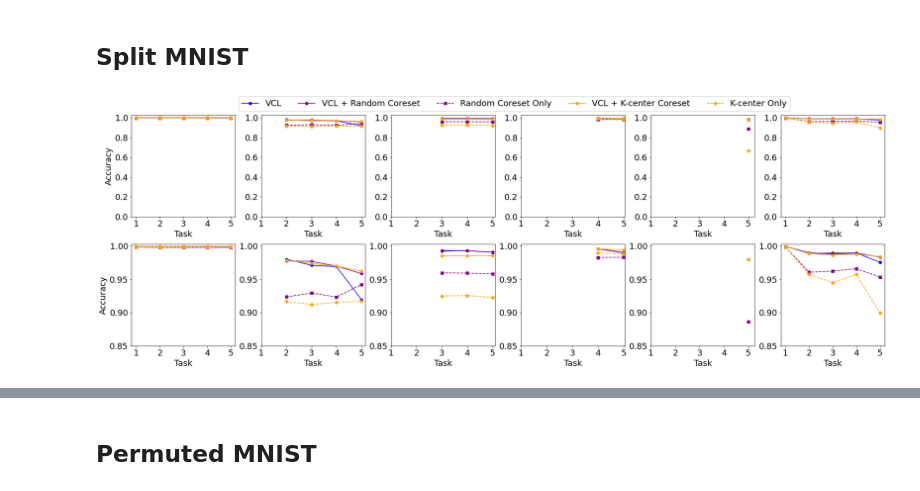
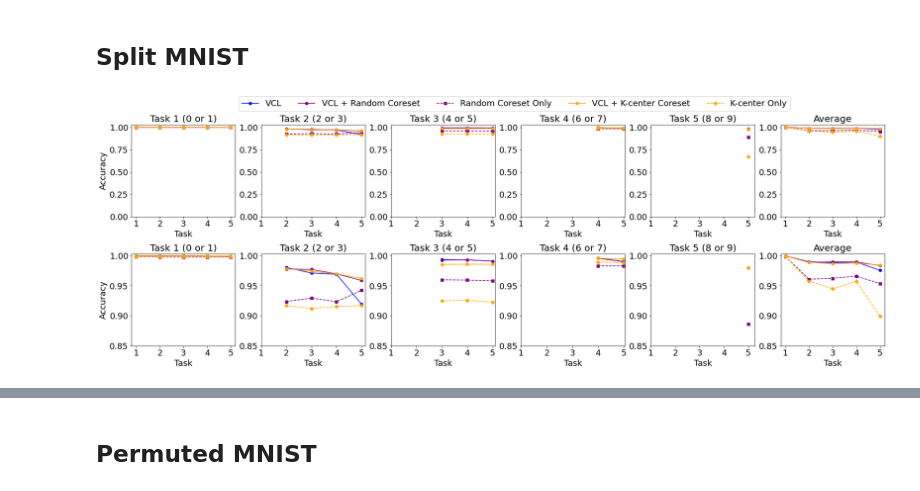
Before and after one commit to goldfarbDave/vcl, a Jupyter notebook: pytorch/plotting.ipynb, the cells around one changed output, grey strips where cells are left out. Saved outputs shown, nothing was run; the diff lists cells and outputs as text; code cells hidden in the pictures.

```diff
--- a/pytorch/plotting.ipynb
+++ b/pytorch/plotting.ipynb
@@ -16,6 +16,7 @@ def get_mean_mtx(base_name, max_seed):
     return cum / max_seed
 # %%
 results_folder_path = './results/3_seeds_exp/'
+vector_imgs_path = './vector_imgs/'
 # %% [markdown]
 ## Split MNIST
 # %%
@@ -63,39 +64,42 @@ for i in range(NROWS):
         ax[i,idx].plot(range(1+idx,len(split_vcl_kcen[:,idx])+1), split_vcl_kcen[idx:,idx], '-o', label='VCL + K-center Coreset', color='orange')
         ax[i,idx].plot(range(1+idx,len(split_only_kcen_core[:,idx])+1), split_only_kcen_core[idx:,idx], '--D', label='K-center Only', color='orange')
         ax[i,idx].set_xlabel("Task", fontsize=18)
+        ax[i,idx].set_title("Task "+str(idx+1)+" ("+str(2*idx)+" or "+str(2*idx+1)+")", fontsize=20)
 
 for i in range(NROWS):
     ax[i,NCOLS-1].plot(range(1,len(split_vcl_vals)+1), split_vcl_vals, '-o', label='VCL', color='blue')
     ax[i,NCOLS-1].plot(range(1,len(split_vcl_randCore_vals)+1), split_vcl_randCore_vals, '-o', label='VCL + Random Coreset', color='purple')
     ax[i,NCOLS-1].plot(range(1,len(split_only_rand_core_vals)+1), split_only_rand_core_vals, '--s', label='Random Coreset Only', color='purple')
     ax[i,NCOLS-1].plot(range(1,len(split_vcl_kcen_vals)+1), split_vcl_kcen_vals, '-o', label='VCL + K-center Coreset', color='orange')
     ax[i,NCOLS-1].plot(range(1,len(split_only_kcen_core_vals)+1), split_only_kcen_core_vals, '--D', label='K-center Only', color='orange')
     ax[i,NCOLS-1].set_xlabel("Task", fontsize=18)
+    ax[i,NCOLS-1].set_title("Average", fontsize=20)
 
 ax[0,0].set_ylabel("Accuracy", fontsize=18)
 ax[1,0].set_ylabel("Accuracy", fontsize=18)
 
 fig.tight_layout(pad=2)
 
 for j in range(6):
     ax[0,j].set_ylim(0, 1.03)
     ax[0,j].set_xticks(np.arange(1, 6, 1.0))
     ax[0,j].tick_params(labelsize=18)
 
 for j in range(6):
     ax[1,j].set_ylim(0.85, 1.003)
     ax[1,j].set_xticks(np.arange(1, 6, 1.0))
     ax[1,j].tick_params(labelsize=18)
 
 lines_labels = [ax.get_legend_handles_labels() for ax in fig.axes]
 lines = lines_labels[0][0]
 labels = lines_labels[0][1]
 
 fig.legend(lines, labels, bbox_to_anchor= (0.18, 1.05), ncol=6, loc="upper left", prop={'size': 18})
 
+plt.savefig(vector_imgs_path+"testset_SplitMNIST.png", format='png', dpi=300)
 plt.show()
 # %% [output]
-[figure, old version]
+[figure, new version]
 # %%
 figure(figsize=(7, 4.5), dpi=100)
 plt.plot(range(1,len(split_vcl_vals)+1), split_vcl_vals, '-o', label='VCL', color='blue')
```
Also changed, not shown: parts of 5 cells of this notebook, 7 other files.
